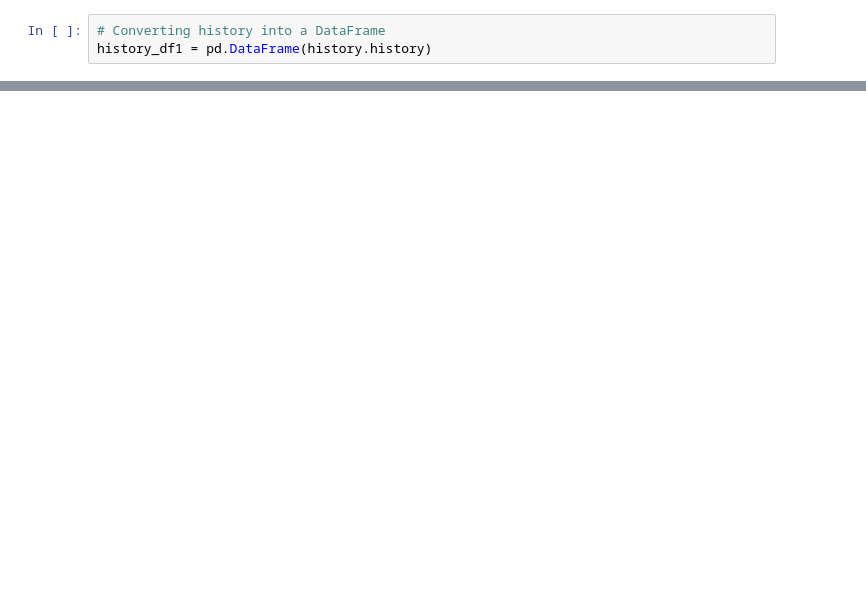
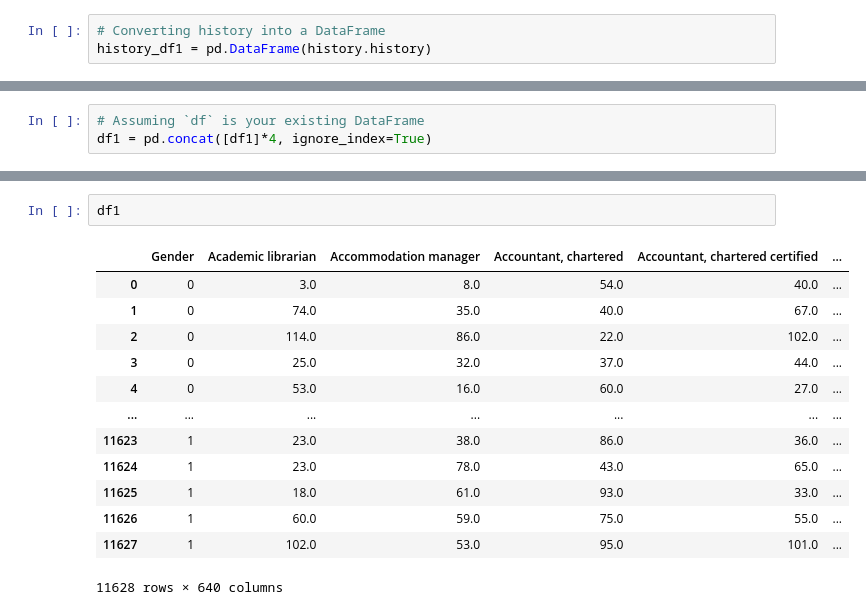
Before and after one commit to JoseRicoCct/CA1_Integrated_Assesment_MSc_Data_Analytics_CCT_Semester_2, a Jupyter notebook: 3.HDFS_Data_to_model_NN.ipynb, the cells around one changed output, grey strips where cells are left out. Saved outputs shown, nothing was run; the diff lists cells and outputs as text; blank space fills up the shorter version.

```diff
--- a/3.HDFS_Data_to_model_NN.ipynb
+++ b/3.HDFS_Data_to_model_NN.ipynb
@@ -385,0 +489,3 @@ plt.show()
+# %%
+# Assuming `df` is your existing DataFrame
+df1 = pd.concat([df1]*4, ignore_index=True)
@@ -385,0 +603,16 @@ plt.show()
+# %%
+df1
+# %% [output]
+|  | Gender | Academic librarian | Accommodation manager | Accountant, chartered | Accountant, chartered certified | ... |
+| 0 | 0 | 3.0 | 8.0 | 54.0 | 40.0 | ... |
+| 1 | 0 | 74.0 | 35.0 | 40.0 | 67.0 | ... |
+| 2 | 0 | 114.0 | 86.0 | 22.0 | 102.0 | ... |
+| 3 | 0 | 25.0 | 32.0 | 37.0 | 44.0 | ... |
+| 4 | 0 | 53.0 | 16.0 | 60.0 | 27.0 | ... |
+| ... | ... | ... | ... | ... | ... | ... |
+| 11623 | 1 | 23.0 | 38.0 | 86.0 | 36.0 | ... |
+| 11624 | 1 | 23.0 | 78.0 | 43.0 | 65.0 | ... |
+| 11625 | 1 | 18.0 | 61.0 | 93.0 | 33.0 | ... |
+| 11626 | 1 | 60.0 | 59.0 | 75.0 | 55.0 | ... |
+| 11627 | 1 | 102.0 | 53.0 | 95.0 | 101.0 | ... |
+11628 rows × 640 columns
```
Also changed, not shown: parts of 29 cells of this notebook, 3 other files.
